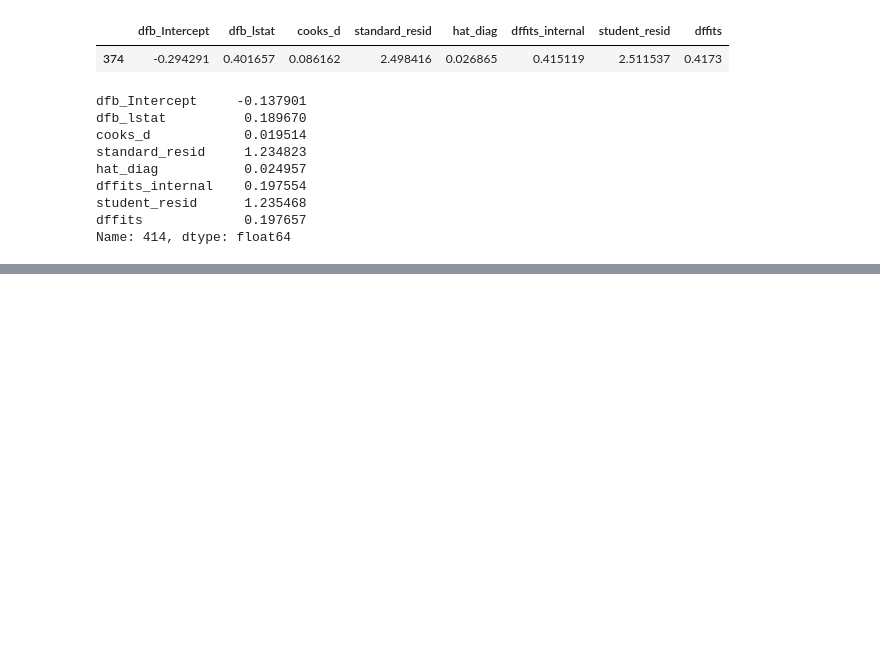
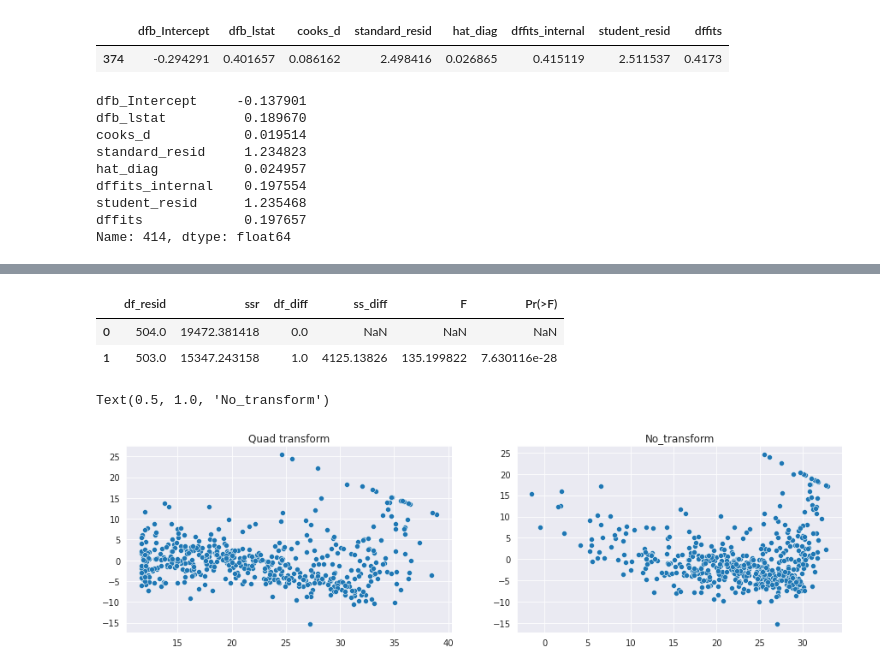
Before and after one commit to JESurzyn/intro_stat_learning_Python, a Jupyter notebook: Chapter_3_Lab.ipynb, the cells around one changed output, grey strips where cells are left out. Saved outputs shown, nothing was run; the diff lists cells and outputs as text; code cells hidden in the pictures; blank space fills up the shorter version.

```diff
--- a/Chapter_3_Lab.ipynb
+++ b/Chapter_3_Lab.ipynb
@@ -239,0 +432,4 @@ Name: 414, dtype: float64
+# %%
+model = sm.OLS.from_formula('medv~lstat+np.square(lstat)', data= boston)
+results2 = model.fit()
+results2.summary()
@@ -239,0 +459,14 @@ Name: 414, dtype: float64
+# %%
+results1 = sm.OLS.from_formula('medv ~ lstat', data=boston).fit()
+sm.stats.anova_lm(results1, results2)
+# %% [output]
+|  | df_resid | ssr | df_diff | ss_diff | F | Pr(>F) |
+| 0 | 504.0 | 19472.381418 | 0.0 | NaN | NaN | NaN |
+| 1 | 503.0 | 15347.243158 | 1.0 | 4125.13826 | 135.199822 | 7.630116e-28 |
+# %%
+f, axes =plt.subplots(1,2, figsize=(15,4))
+sns.scatterplot(x=results2.fittedvalues, y=results2.resid, ax=axes[0]).set_title('Quad transform')
+sns.scatterplot(x=results1.fittedvalues, y=results1.resid, ax=axes[1]).set_title('No_transform')
+# %% [output]
+Text(0.5, 1.0, 'No_transform')
+[figure, added]
```
Also changed, not shown: parts of 40 cells of this notebook, 2 other files.
